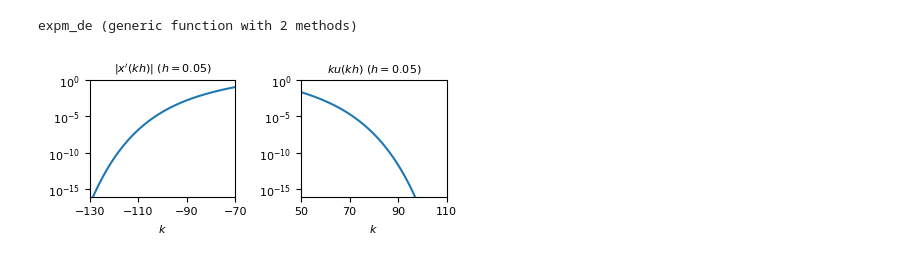
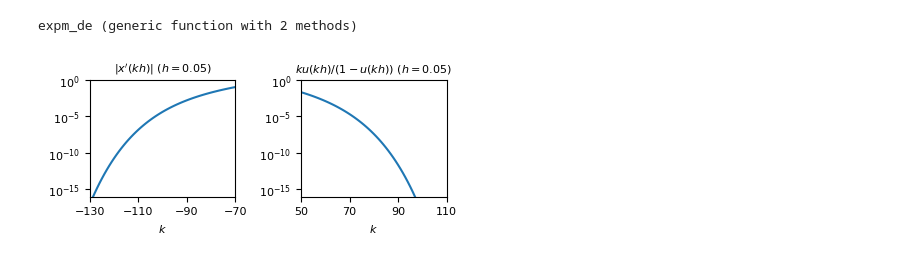
Before and after one commit to f-ttok/article-expmde, a Jupyter notebook: other-figures.ipynb, the cells around one changed output. Drawn from its saved outputs; the diff is of its cells as text; code cells hidden in the pictures.

```diff
--- a/other-figures.ipynb
+++ b/other-figures.ipynb
@@ -19,33 +19,33 @@ y1 = @. om99_dx(k1, h)
 
 β = 0.25
 α = β / sqrt(1 + log(1+π/h)/(4h))
 k2 = collect(50:110)
 t = @. k2 * h
 v = @. -2t + α * expm1(-t) - β * expm1(t)
 u = @. exp(v) / - expm1(v) # = h*x/(π*t) - 1
-y2 = @. k2 * u
+y2 = @. k2 * u / (1-u)
 
 fig, ax = subplots(1, 2, figsize=[11, 5]/2.54)
 ax[1].plot(k1, y1)
 ax[1].set_title("\$|x'(kh)| ~ (h=0.05)\$")
 ax[1].set_yscale("log")
 ax[1].set_xlim(-130, -70)
 ax[1].set_ylim(1e-16, 1e0)
 ax[1].set_xticks([-130, -110, -90, -70])
 ax[1].set_yticks([1e-15, 1e-10, 1e-5, 1e0])
 ax[1].set_xlabel("\$k\$")
 
 ax[2].plot(k2, y2)
-ax[2].set_title("\$ku(kh) ~ (h=0.05)\$")
+ax[2].set_title("\$ku(kh)/(1-u(kh)) ~ (h=0.05)\$")
 ax[2].set_yscale("log")
 ax[2].set_xlim(50, 110)
 ax[2].set_ylim(1e-16, 1e0)
 ax[2].set_xticks([50, 70, 90, 110])
 ax[2].set_yticks([1e-15, 1e-10, 1e-5, 1e0])
 ax[2].set_xlabel("\$k\$")
 
 fig.tight_layout()
 fig.savefig("fig/example_summand.pdf")
 show()
 # %% [output]
-[figure, old version]
+[figure, new version]
```
Also changed, not shown: 5 other files.
